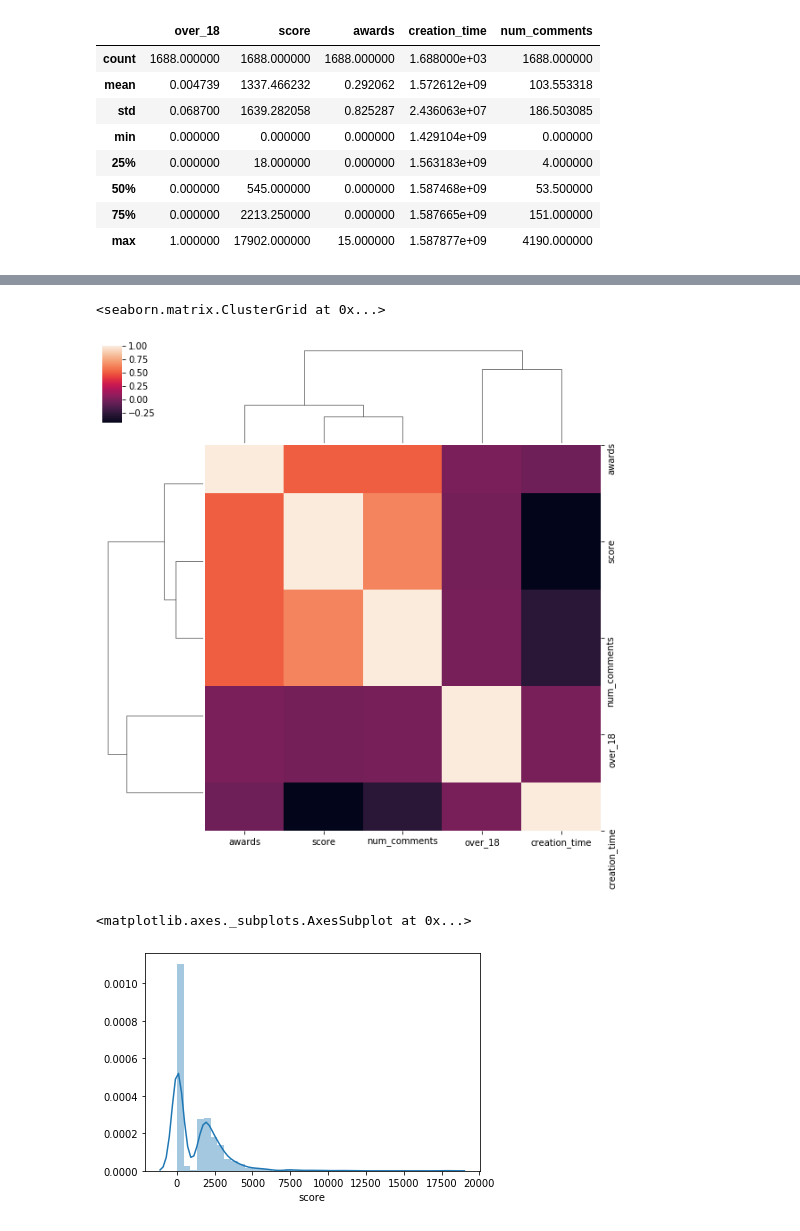
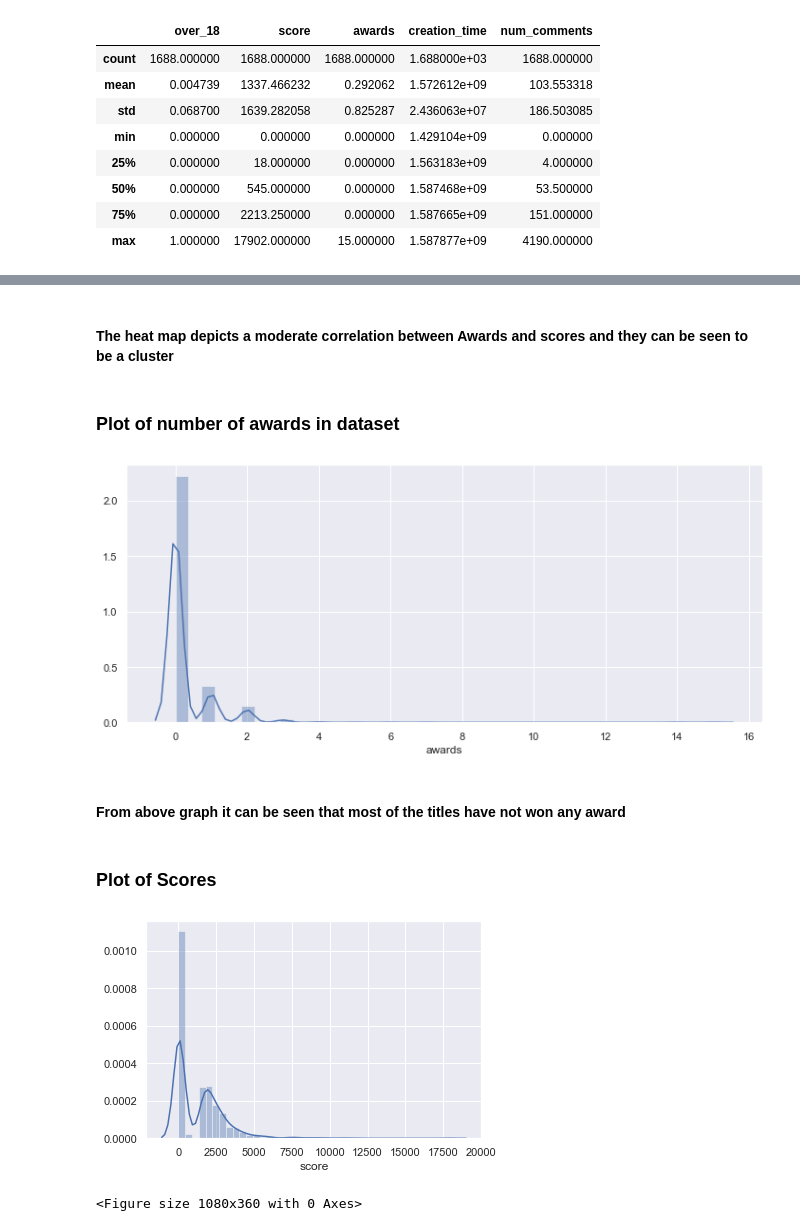
Before and after one commit to Sjsingh101/Reddit-Flare-Classifier, a Jupyter notebook: Notebook/Data Analysis.ipynb, the cells around one changed output, grey strips where cells are left out. Saved outputs shown, nothing was run; the diff lists cells and outputs as text; code cells hidden in the pictures.

```diff
--- a/Notebook/Data Analysis.ipynb
+++ b/Notebook/Data Analysis.ipynb
@@ -257,10 +160,21 @@ sns.heatmap(df.corr())
-# %%
-sns.clustermap(df.corr())
-# %% [output]
-<seaborn.matrix.ClusterGrid at 0x...>
-[figure, removed]
+# %% [markdown]
+#### The heat map depicts a moderate correlation between Awards and scores and they can be seen to be a cluster
+# %% [markdown]
+### Plot of number of awards in dataset
+# %%
+plt.figure(figsize=(12,5))
+sns.distplot(df['awards'])
+sns.set_style('darkgrid')
+# %% [output]
+[figure, added]
+# %% [markdown]
+#### From above graph it can be seen that most of the titles have not won any award
+# %% [markdown]
+### Plot of Scores
 # %%
 sns.distplot(df['score'],bins=40)
+plt.figure(figsize=(15,5))
+sns.set_style('darkgrid')
 # %% [output]
+[figure, new version]
-<matplotlib.axes._subplots.AxesSubplot at 0x...>
+<Figure size 1080x360 with 0 Axes>
-[figure, old version]
```
Also changed, not shown: parts of 50 cells of this notebook, 5 other files.
